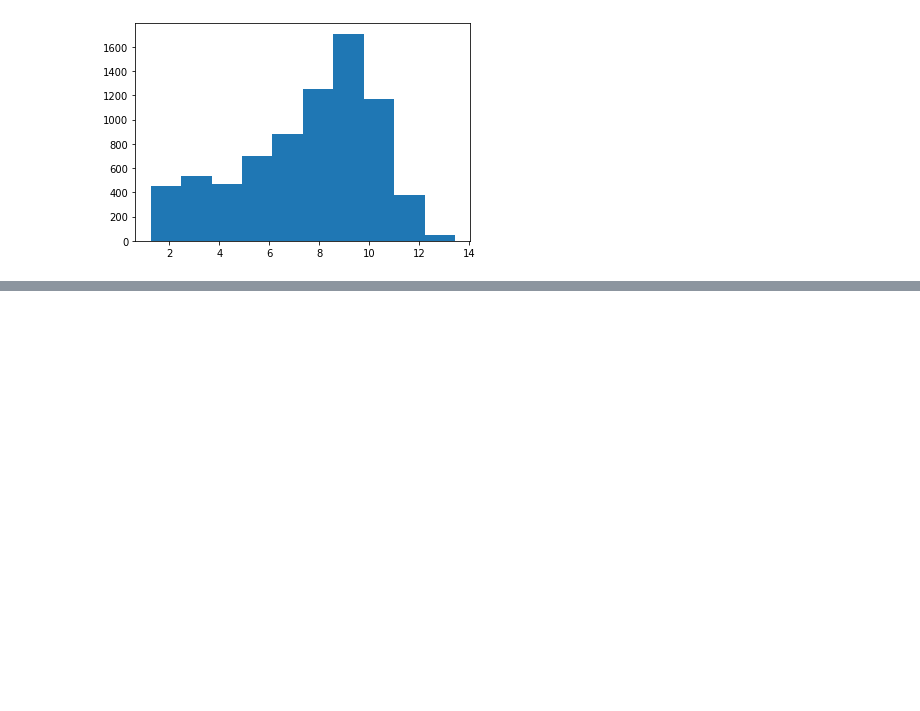
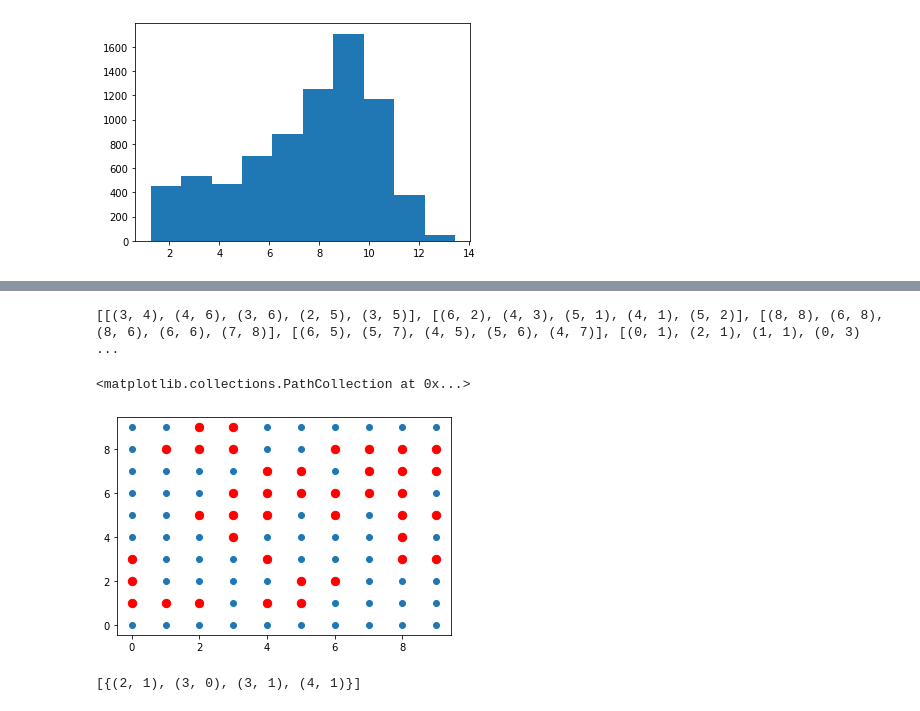
Before and after one commit to noahberthusen/qecc_routing, a Jupyter notebook: src_py/test.ipynb, the cells around one changed output, grey strips where cells are left out. Drawn from its saved outputs; the diff is of its cells as text; code cells hidden in the pictures; blank space fills up the shorter version.

```diff
--- a/src_py/test.ipynb
+++ b/src_py/test.ipynb
@@ -77,0 +111,21 @@ plt.hist(df['r'])
+# %%
+M = 10
+
+all_points = [(x,y) for x in range(M) for y in range(M)]
+xs, ys = zip(*all_points)
+plt.scatter(xs, ys)
+
+
+i = 6
+ind_set = [list(s) for s in ind_sets[i]]
+print(ind_set)
+gen_xs, gen_ys = zip(*list(chain(*ind_set)))
+plt.scatter(gen_xs, gen_ys, c='r', s=70)
+# %% [output]
+[[(3, 4), (4, 6), (3, 6), (2, 5), (3, 5)], [(6, 2), (4, 3), (5, 1), (4, 1), (5, 2)], [(8, 8), (6, 8), (8, 6), (6, 6), (7, 8)], [(6, 5), (5, 7), (4, 5), (5, 6), (4, 7)], [(0, 1), (2, 1), (1, 1), (0, 3) ...
+<matplotlib.collections.PathCollection at 0x...>
+[figure, added]
+# %%
+list(ind_sets[i])
+# %% [output]
+[{(2, 1), (3, 0), (3, 1), (4, 1)}]
```
Also changed, not shown: parts of 4 cells of this notebook, 28 other files.
